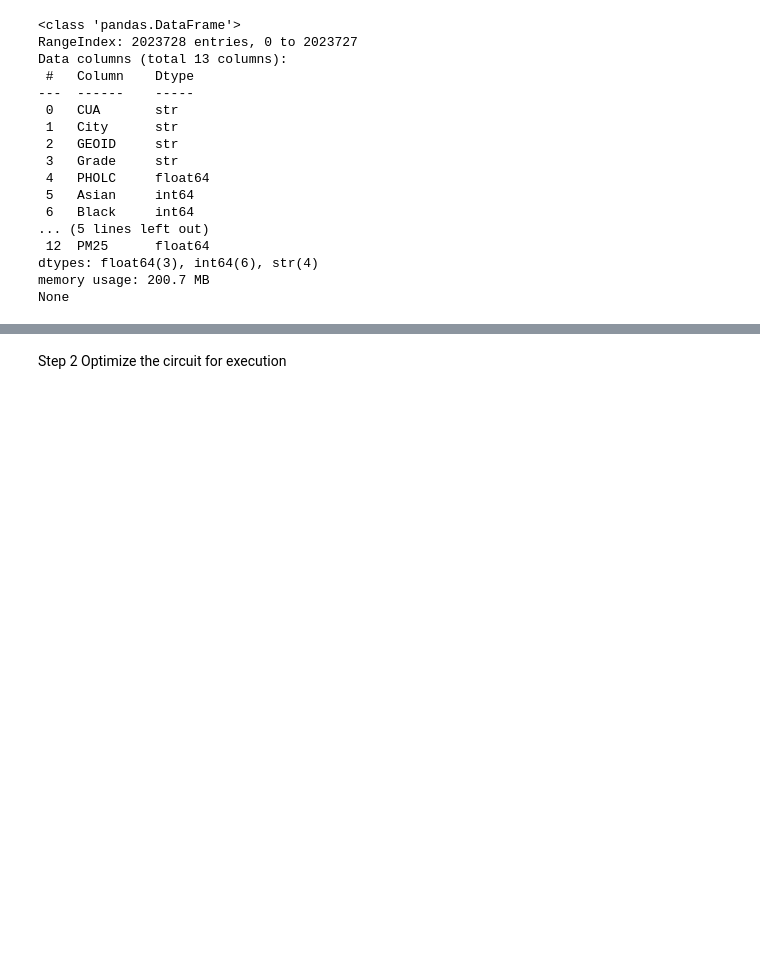
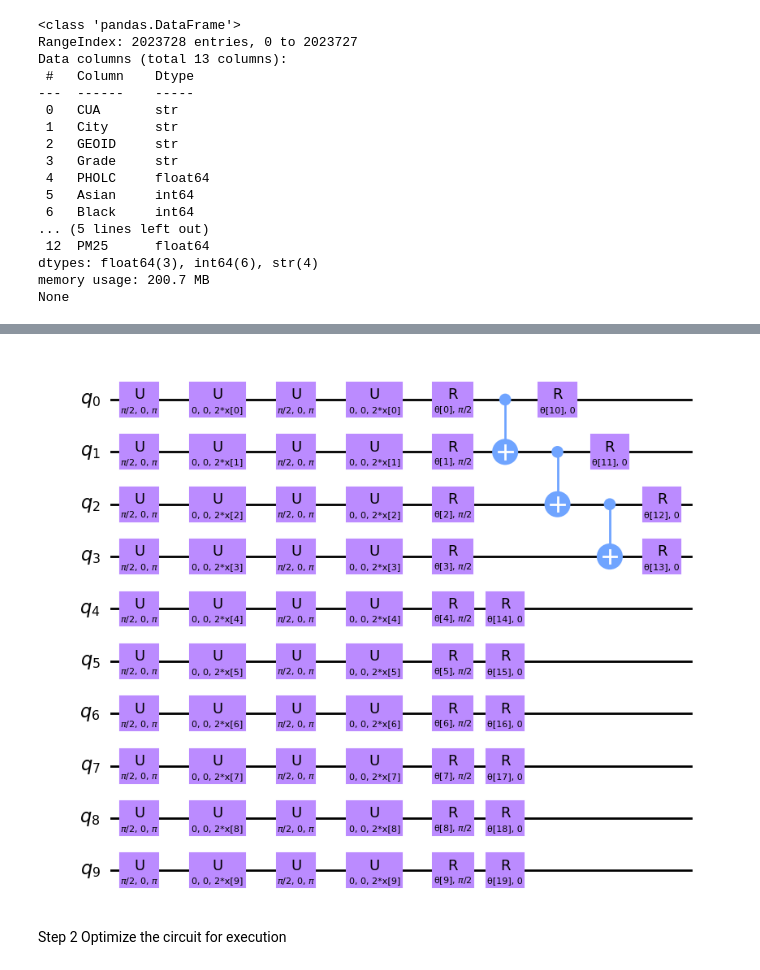
Before and after one commit to peoplesinc/air-pollution-data, a Jupyter notebook: baltimore-figures/baltimore_qml.ipynb, the cells around one changed output, grey strips where cells are left out. Saved outputs shown, nothing was run; the diff lists cells and outputs as text; code cells hidden in the pictures; blank space fills up the shorter version.

```diff
--- a/baltimore-figures/baltimore_qml.ipynb
+++ b/baltimore-figures/baltimore_qml.ipynb
@@ -157,3 +291,16 @@ circuit depth =  9
+# %%
+# QNN ansatz
+ansatz = qnn_circuit
+
+# Combine the feature map with the ansatz
+full_circuit = QuantumCircuit(num_qubits)
+full_circuit.compose(fm, range(num_qubits), inplace=True)
+full_circuit.compose(ansatz, range(num_qubits), inplace=True)
+
+# Display the circuit
+full_circuit.decompose().draw("mpl", style="clifford", fold=-1)
+# %% [output]
+[figure, added]
 # %%
 # Training with more data
 
```
Also changed, not shown: parts of 13 cells of this notebook.
